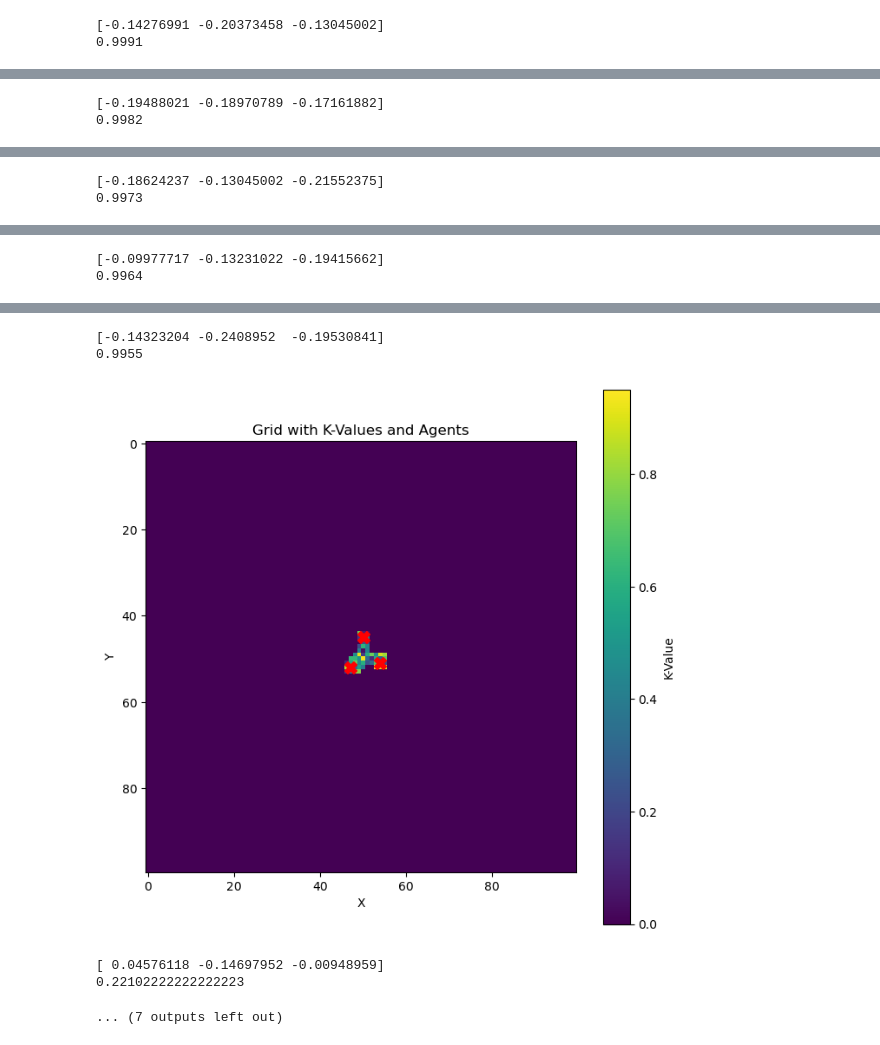
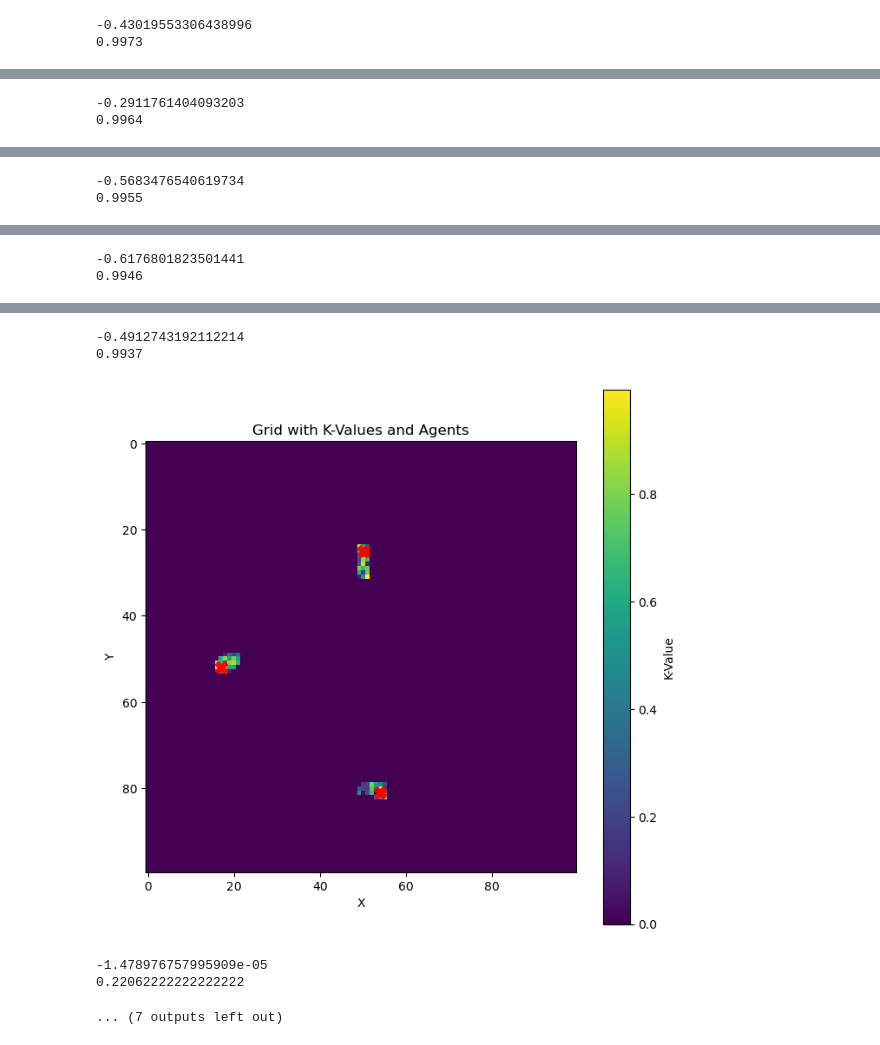
Before and after one commit to george-yuanji-wang/GAN-TAT-AD, a Jupyter notebook: Model development/Environment setup/Environment Setup.ipynb, the cells around one changed output, grey strips where cells are left out. Saved outputs shown, nothing was run; the diff lists cells and outputs as text; code cells hidden in the pictures.

```diff
--- a/Model development/Environment setup/Environment Setup.ipynb
+++ b/Model development/Environment setup/Environment Setup.ipynb
@@ -226,7 +304,7 @@ class SearchAreaEnvironment:
 # %%
 random_matrix = np.random.random((100,100))
 
-env = SearchAreaEnvironment(random_matrix, np.array([[50, 50], [50, 50], [50, 50]]))
+env = SearchAreaEnvironment(random_matrix, np.array([[30, 50], [80, 50], [50, 20]]))
 
 env.plot_grid_with_agents_dKVM()
 
@@ -242,7 +320,7 @@ env.new_path_matrices_update(move)
 
 for i in range(9):
 
-    print(env.difference_in_k())
+    print(env.encourage_k())
 
     env.take_action()
 
@@ -256,2 +334,2 @@ for i in range(9):
-[-0.14276991 -0.20373458 -0.13045002]
-0.9991
+-0.43019553306438996
+0.9973
@@ -259,2 +337,2 @@ for i in range(9):
-[-0.19488021 -0.18970789 -0.17161882]
-0.9982
+-0.2911761404093203
+0.9964
@@ -262,2 +340,2 @@ for i in range(9):
-[-0.18624237 -0.13045002 -0.21552375]
-0.9973
+-0.5683476540619734
+0.9955
@@ -265,2 +343,2 @@ for i in range(9):
-[-0.09977717 -0.13231022 -0.19415662]
-0.9964
+-0.6176801823501441
+0.9946
@@ -268,8 +346,8 @@ for i in range(9):
-[-0.14323204 -0.2408952  -0.19530841]
-0.9955
+-0.4912743192112214
+0.9937
-[figure, old version]
+[figure, new version]
-[ 0.04576118 -0.14697952 -0.00948959]
-0.22102222222222223
+-1.478976757995909e-05
+0.22062222222222222
 ... (7 outputs left out)
 # %%
 '''get_dKVM -> agents_pos -> neural network (input, dKVM, self.path_matricies, agents_pos ) ->
```
Also changed, not shown: parts of 4 cells of this notebook.
